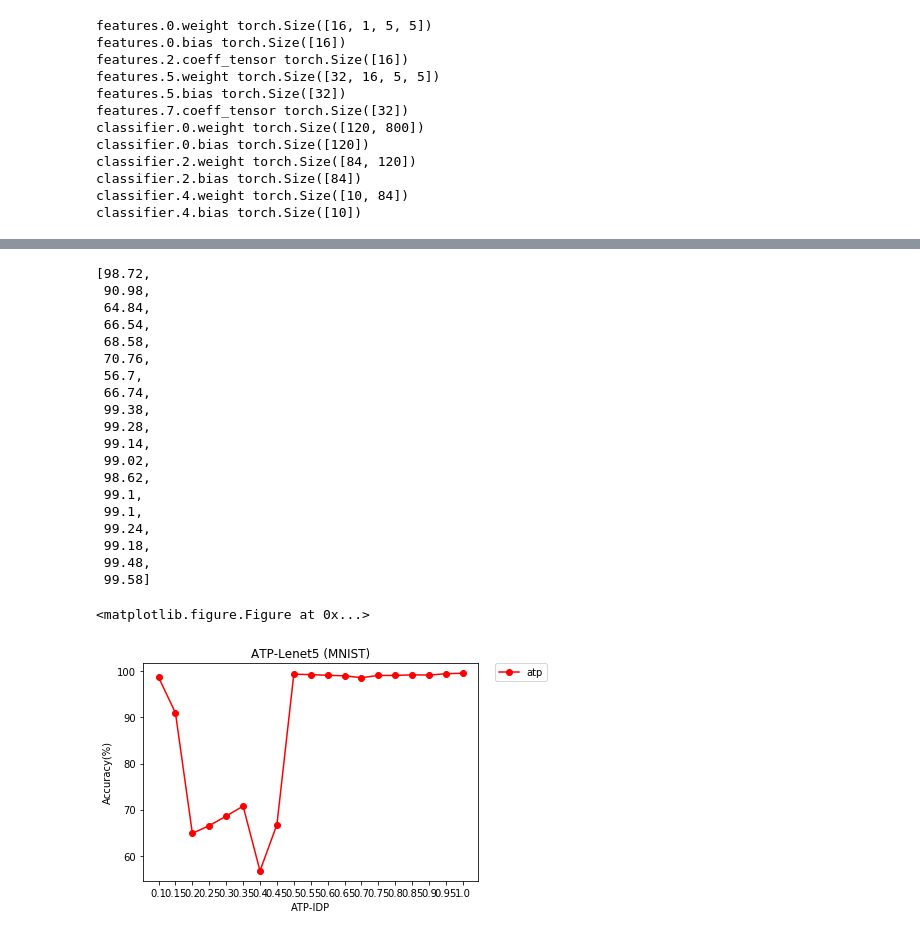
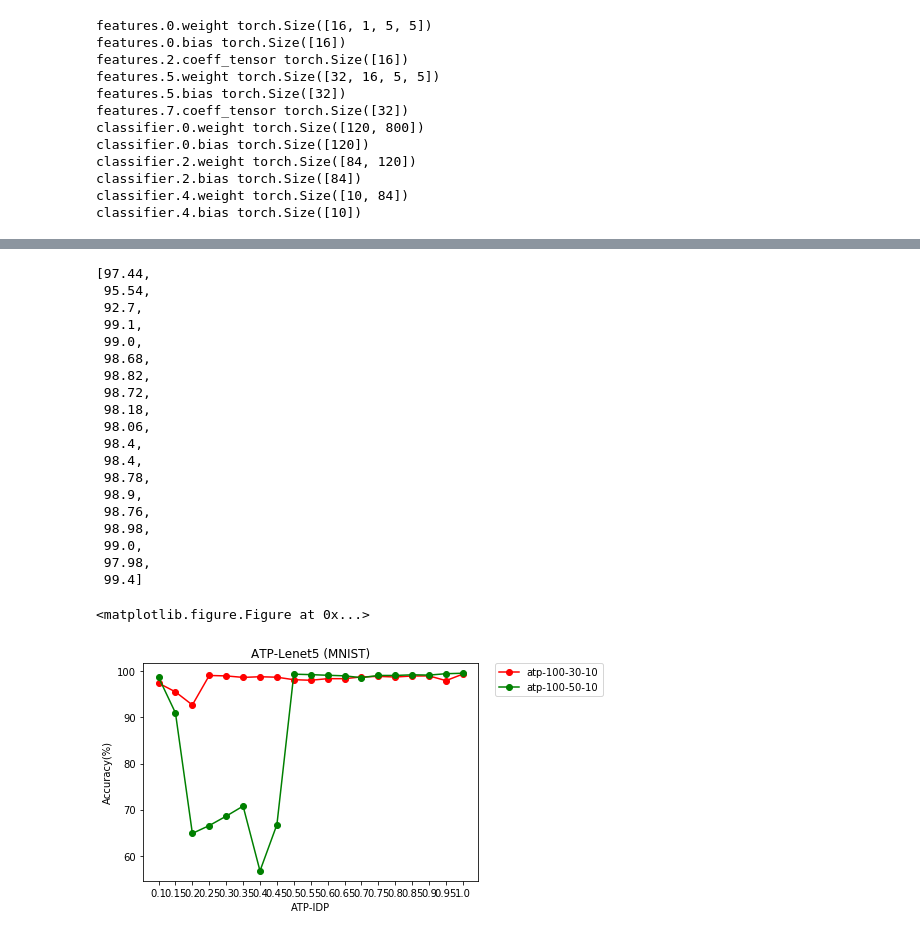
Before and after one commit to tainanboy/Channel-Prioritized-CNN, a Jupyter notebook: atp_lenet_3branch-mnist.ipynb, the cells around one changed output, grey strips where cells are left out. Saved outputs shown, nothing was run; the diff lists cells and outputs as text; code cells hidden in the pictures.

```diff
--- a/atp_lenet_3branch-mnist.ipynb
+++ b/atp_lenet_3branch-mnist.ipynb
@@ -700,7 +706,7 @@ idp_scale = list(map(lambda x: x/20,range(2,21)))
 print(idp_scale)
 for i in idp_scale:
     net_inference = atp_tesla_coef_idp_lenet_3branch(idp_layers, lenet, idp1=1, idp2=1, idp3=i).type(dtype)
-    net_inference.load_state_dict(torch.load('saved_models/mnist_atp_100_50_10_tesla_3branch_idp_model.pkl'))
+    net_inference.load_state_dict(torch.load('saved_models/mnist_atp_100_30_10_tesla_3branch_idp_model.pkl'))
     a = test_acccuracy(testloader, net_inference.eval())
     idp_acc_history.append(a)
 # %% [output]
@@ -727,25 +733,45 @@ Accuracy of the network with IDP 100 on the test images: 99 %
 # %%
 idp_acc_history
 # %% [output]
-[98.72,
- 90.98,
- 64.84,
- 66.54,
- 68.58,
- 70.76,
- 56.7,
- 66.74,
- 99.38,
- 99.28,
- 99.14,
- 99.02,
- 98.62,
+[97.44,
+ 95.54,
+ 92.7,
  99.1,
- 99.1,
- 99.24,
- 99.18,
- 99.48,
- 99.58]
+ 99.0,
+ 98.68,
+ 98.82,
+ 98.72,
+ 98.18,
+ 98.06,
+ 98.4,
+ 98.4,
+ 98.78,
+ 98.9,
+ 98.76,
+ 98.98,
+ 99.0,
+ 97.98,
+ 99.4]
+# %%
+atp_100_50_10 = [98.72,
+ 90.98,
+ 64.84,
+ 66.54,
+ 68.58,
+ 70.76,
+ 56.7,
+ 66.74,
+ 99.38,
+ 99.28,
+ 99.14,
+ 99.02,
+ 98.62,
+ 99.1,
+ 99.1,
+ 99.24,
+ 99.18,
+ 99.48,
+ 99.58]
 # %%
 def plot_idp_accuracy(accuracy1=None, accuracy2=None):
     plt.clf()
@@ -754,19 +780,19 @@ def plot_idp_accuracy(accuracy1=None, accuracy2=None):
     idp_scale = list(map(lambda x: x/20,range(2,21)))
     idp_scale_i = [i for i in range(0, len(idp_scale))]
     if accuracy1:
-        ax1.plot(idp_scale_i, accuracy1, marker='o', linestyle='-', color='r', label="atp")
+        ax1.plot(idp_scale_i, accuracy1, marker='o', linestyle='-', color='r', label="atp-100-30-10")
     if accuracy2:
-        ax1.plot(idp_scale_i, accuracy2, 'g^', label="harmonic")
+        ax1.plot(idp_scale_i, accuracy2, marker='o', linestyle='-', color='g', label="atp-100-50-10")
     plt.xticks(idp_scale_i, idp_scale)
     plt.xlabel("ATP-IDP")
     plt.ylabel("Accuracy(%)")
     plt.legend(bbox_to_anchor=(1.05, 1), loc=2, borderaxespad=0.)
     plt.title("ATP-Lenet5 (MNIST)")
 # %%
-plot_idp_accuracy(idp_acc_history)
+plot_idp_accuracy(idp_acc_history, atp_100_50_10)
 # %% [output]
 <matplotlib.figure.Figure at 0x...>
-[figure, old version]
+[figure, new version]
 # %%
 g1_history[-1]
 # %% [output]
```
Also changed, not shown: parts of 10 cells of this notebook.
